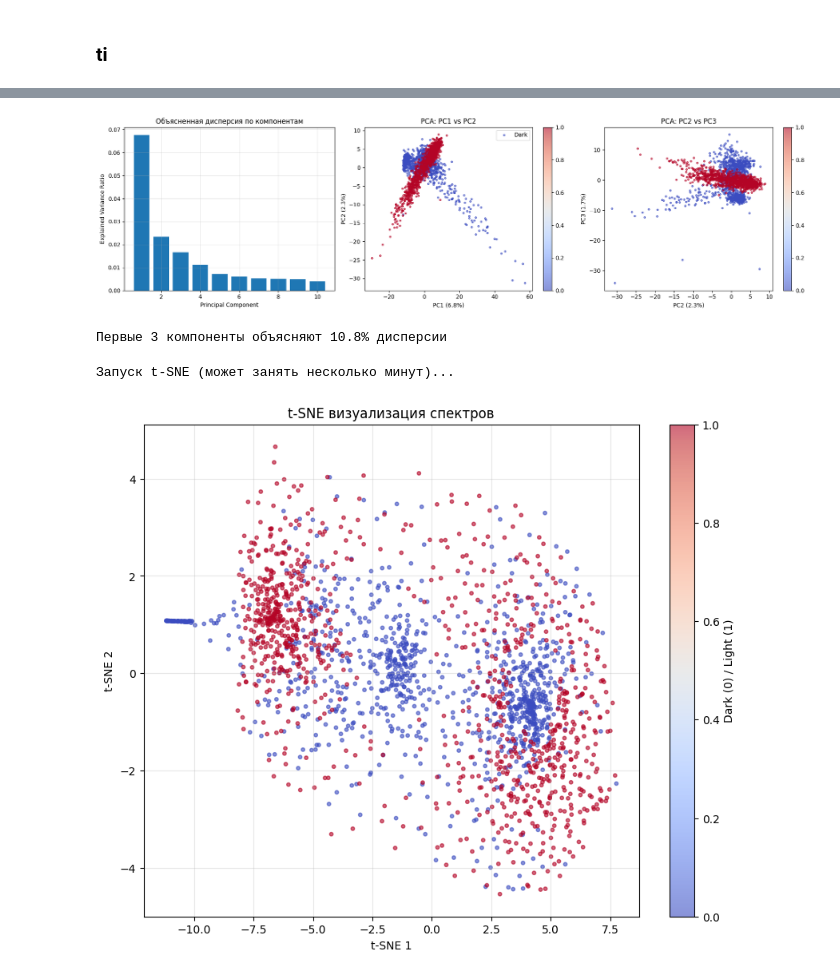
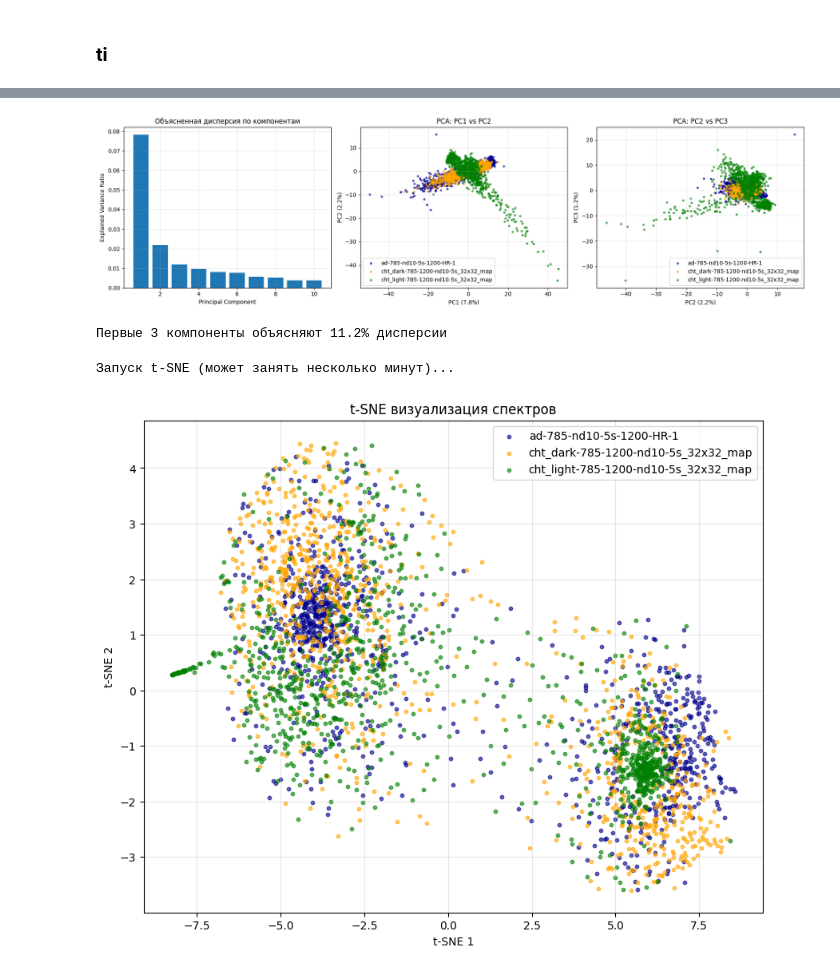
Before and after one commit to cmpolik/diploma-experiments, a Jupyter notebook: compare_datasets.ipynb, the cells around one changed output, grey strips where cells are left out. Saved outputs shown, nothing was run; the diff lists cells and outputs as text; code cells hidden in the pictures.

```diff
--- a/compare_datasets.ipynb
+++ b/compare_datasets.ipynb
@@ -110,10 +136,8 @@ print(f"Результат: {spectra_light_cleaned.shape}")
 # %%
-# Блок 5: Удаление выбросов (cosmic ray removal)
+# Блок 4: Удаление выбросов (cosmic ray removal)
 def remove_cosmic_rays(spectra, threshold=3.0):
     """
     Удаление космических лучей на основе анализа производной
-    spectra: array формата (n_spectra, n_channels) или (x, y, n_channels)
-    threshold: порог для определения выброса (в единицах std)
     """
     original_shape = spectra.shape
     if len(original_shape) == 3:
@@ -124,16 +148,13 @@ def remove_cosmic_rays(spectra, threshold=3.0):
     cleaned = np.zeros_like(spectra_2d)
 
     for i, spectrum in enumerate(spectra_2d):
-        # Вычисляем производную для обнаружения резких скачков
         deriv = np.gradient(spectrum)
         deriv_smooth = savgol_filter(deriv, window_length=5, polyorder=2)
         diff = np.abs(deriv - deriv_smooth)
 
-        # Определяем пороговое значение
         threshold_val = threshold * np.std(diff)
         spikes = diff > threshold_val
 
-        # Интерполируем значения в местах выбросов
         spectrum_clean = spectrum.copy()
         if np.any(spikes):
             indices = np.arange(len(spectrum))
@@ -147,11 +168,11 @@ def remove_cosmic_rays(spectra, threshold=3.0):
 
     return cleaned
 
-print("Удаление cosmic rays из dark датасета...")
-spectra_dark_cr_removed = remove_cosmic_rays(spectra_dark_cleaned)
-print(f"Результат: {spectra_dark_cr_removed.shape}")
-
-print("\nУдаление cosmic rays из light датасета...")
-spectra_light_cr_removed = remove_cosmic_rays(spectra_light_cleaned)
-print(f"Результат: {spectra_light_cr_removed.shape}")
+# Применяем удаление cosmic rays ко всем датасетам
+spectra_cr_removed_list = []
+for i, cleaned in enumerate(spectra_cleaned_list):
+    print(f"Удаление cosmic rays из датасета {i+1}: {file_labels[i]}...")
+    cr_removed = remove_cosmic_rays(cleaned)
+    spectra_cr_removed_list.append(cr_removed)
+    print(f"  Результат: {cr_removed.shape}")
 # %% [output]
@@ -257,9 +293,8 @@ print(f"\nОбщий датасет: {all_spectra_norm.shape}, labels: {labels.s
 # %%
-# Блок 8: PCA анализ и визуализация
-pca = PCA(n_components=10)  # Сначала получим 10 компонент
+# Блок 7: PCA анализ и визуализация для 3+ классов
+pca = PCA(n_components=10)
 pca_result = pca.fit_transform(all_spectra_norm)
 
-# Процент объясненной дисперсии
 explained_var = pca.explained_variance_ratio_
 cumsum_var = np.cumsum(explained_var)
 
@@ -273,58 +308,75 @@ axes[0].set_title('Объясненная дисперсия по компоне
 axes[0].grid(alpha=0.3)
 
 # PCA scatter plot (PC1 vs PC2)
-scatter1 = axes[1].scatter(pca_result[:, 0], pca_result[:, 1],
-                          c=labels, cmap='coolwarm', alpha=0.6, s=10)
+colors_map = ['darkblue', 'orange', 'green', 'red', 'purple']
+for i in range(len(norm_list)):
+    mask = labels == i
+    axes[1].scatter(pca_result[mask, 0], pca_result[mask, 1],
+                   c=colors_map[i % len(colors_map)],
+                   label=file_labels[i],
+                   alpha=0.6, s=10)
 axes[1].set_xlabel(f'PC1 ({explained_var[0]*100:.1f}%)')
 axes[1].set_ylabel(f'PC2 ({explained_var[1]*100:.1f}%)')
 axes[1].set_title('PCA: PC1 vs PC2')
-axes[1].legend(['Dark', 'Light'])
-plt.colorbar(scatter1, ax=axes[1])
+axes[1].legend()
+axes[1].grid(alpha=0.3)
 
 # PCA scatter plot (PC2 vs PC3)
-scatter2 = axes[2].scatter(pca_result[:, 1], pca_result[:, 2],
-                          c=labels, cmap='coolwarm', alpha=0.6, s=10)
+for i in range(len(norm_list)):
+    mask = labels == i
+    axes[2].scatter(pca_result[mask, 1], pca_result[mask, 2],
+                   c=colors_map[i % len(colors_map)],
+                   label=file_labels[i],
+                   alpha=0.6, s=10)
 axes[2].set_xlabel(f'PC2 ({explained_var[1]*100:.1f}%)')
 axes[2].set_ylabel(f'PC3 ({explained_var[2]*100:.1f}%)')
 axes[2].set_title('PCA: PC2 vs PC3')
-plt.colorbar(scatter2, ax=axes[2])
+axes[2].legend()
+axes[2].grid(alpha=0.3)
 
 plt.tight_layout()
 plt.show()
 
 print(f"\nПервые 3 компоненты объясняют {cumsum_var[2]*100:.1f}% дисперсии")
 # %% [output]
-[figure, old version]
+[figure, new version]
-Первые 3 компоненты объясняют 10.8% дисперсии
+Первые 3 компоненты объясняют 11.2% дисперсии
 # %%
-# Блок 9: t-SNE визуализация
+# Блок 8: t-SNE визуализация для 3+ классов
 from sklearn.manifold import TSNE
 
-# Используем меньше точек для t-SNE (он медленный на больших данных)
-# Или используем PCA предобработку
 n_samples = all_spectra_norm.shape[0]
 if n_samples > 5000:
-    # Используем PCA для снижения размерности перед t-SNE
     pca_50 = PCA(n_components=50)
     data_for_tsne = pca_50.fit_transform(all_spectra_norm)
     print(f"Использована PCA предобработка: {data_for_tsne.shape}")
 else:
     data_for_tsne = all_spectra_norm
 
 print("Запуск t-SNE (может занять несколько минут)...")
-tsne = TSNE(n_components=2, random_state=42, perplexity=30, n_iter=1000)
+# ИСПРАВЛЕНО: n_iter -> max_iter
+tsne = TSNE(n_components=2,
+            random_state=42,
+            perplexity=30,
+            max_iter=1000)  # Изменено с n_iter на max_iter
 tsne_result = tsne.fit_transform(data_for_tsne)
 
 plt.figure(figsize=(10, 8))
-scatter = plt.scatter(tsne_result[:, 0], tsne_result[:, 1],
-                     c=labels, cmap='coolwarm', alpha=0.6, s=10)
+colors_map = ['darkblue', 'orange', 'green', 'red', 'purple']
+for i in range(len(norm_list)):
+    mask = labels == i
+    plt.scatter(tsne_result[mask, 0], tsne_result[mask, 1],
+               c=colors_map[i % len(colors_map)],
+               label=file_labels[i],
+               alpha=0.6, s=10)
+
 plt.xlabel('t-SNE 1')
 plt.ylabel('t-SNE 2')
 plt.title('t-SNE визуализация спектров')
-plt.colorbar(scatter, label='Dark (0) / Light (1)')
+plt.legend()
 plt.grid(alpha=0.3)
 plt.show()
 # %% [output]
 Запуск t-SNE (может занять несколько минут)...
-[figure, old version]
+[figure, new version]
 # %%
```
Also changed, not shown: parts of 10 cells of this notebook.
